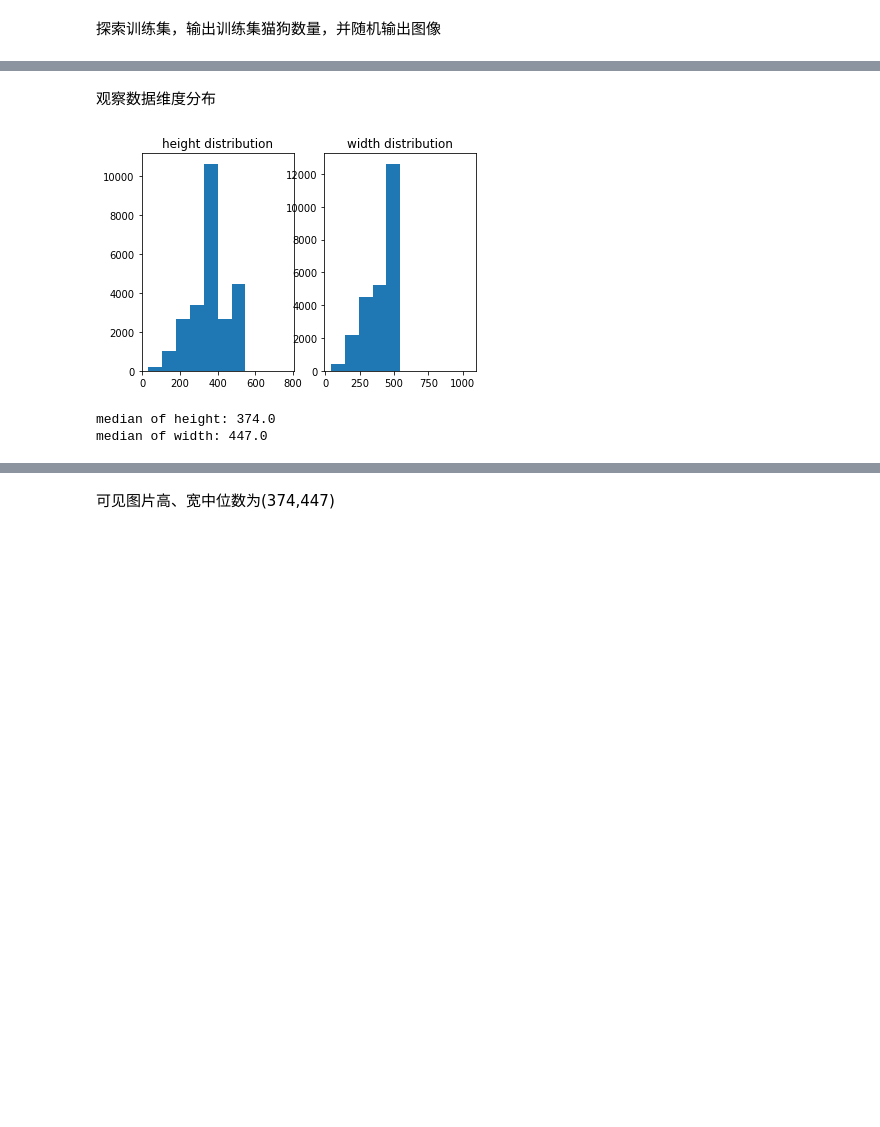
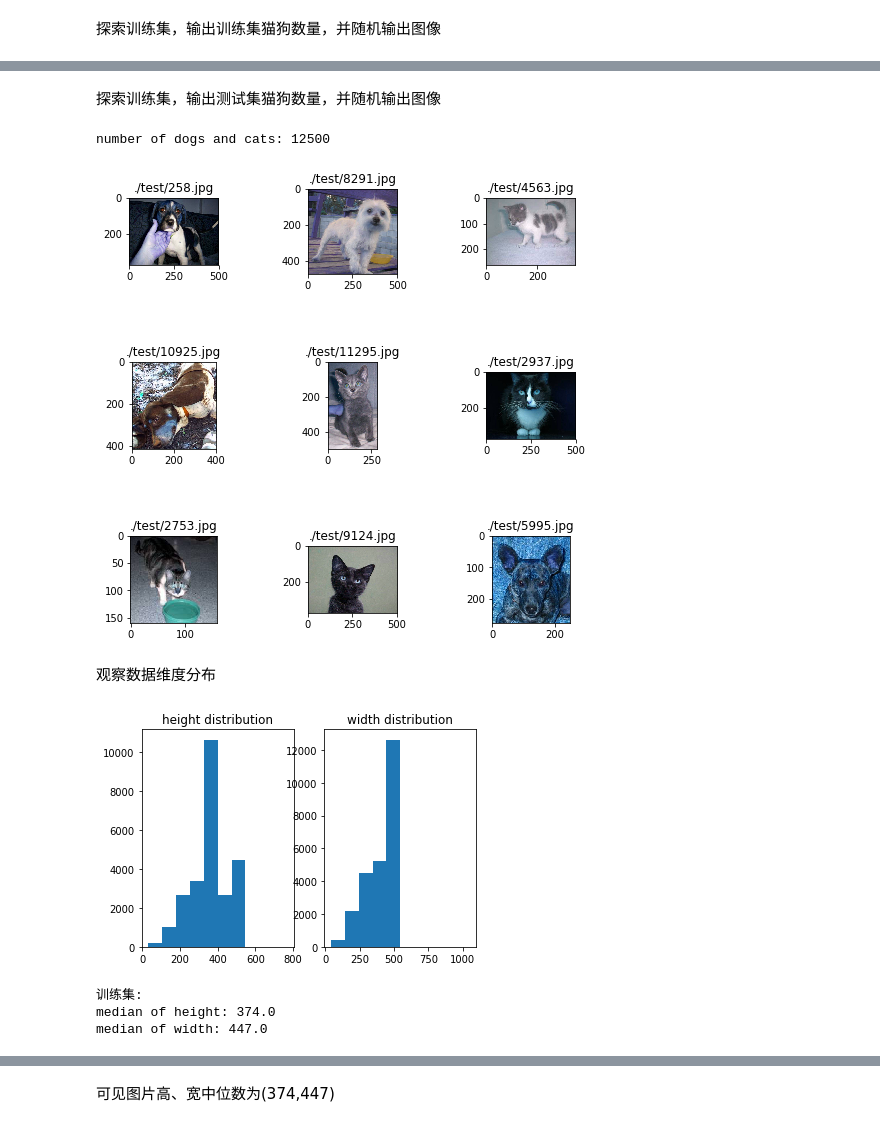
Before and after one commit to fanpaa/my-udacity-mlnd, a Jupyter notebook: preprocessing_dataset.ipynb, the cells around one changed output, grey strips where cells are left out. Drawn from its saved outputs; the diff is of its cells as text; code cells hidden in the pictures; blank space fills up the shorter version.

```diff
--- a/preprocessing_dataset.ipynb
+++ b/preprocessing_dataset.ipynb
@@ -43,6 +43,31 @@ number of cats: 12500
+# %% [markdown]
+探索训练集，输出测试集猫狗数量，并随机输出图像
+# %%
+TRAIN_DIR = './test/'
+
+test_path_list = [TRAIN_DIR + name for name in os.listdir(TRAIN_DIR)]
+
+print('number of dogs and cats: {}'.format(len(test_path_list)))
+
+def random_show(location):
+    pyplot.subplot(location)
+    sample = random.choice(test_path_list)
+    image = cv2.imread(sample)
+    pyplot.title(sample)
+    pyplot.imshow(image)
+
+pyplot.figure(figsize=(8,8))
+pyplot.subplots_adjust(wspace=1, hspace=1)
+for location in range(331, 340):
+    random_show(location)
+pyplot.show()
+# %% [output]
+number of dogs and cats: 12500
+[figure, added]
 # %% [markdown]
 观察数据维度分布
 # %%
+import numpy
 height = []
 width = []
 
@@ -61,9 +86,11 @@ pyplot.title("width distribution")
 
 pyplot.show()
 
+print('训练集: ')
 print('median of height: {}'.format(numpy.median(height)))
 print('median of width: {}'.format(numpy.median(width)))
 # %% [output]
 [figure]
+训练集:
 median of height: 374.0
 median of width: 447.0
```
Also changed, not shown: parts of 9 cells of this notebook, 1 other file.
